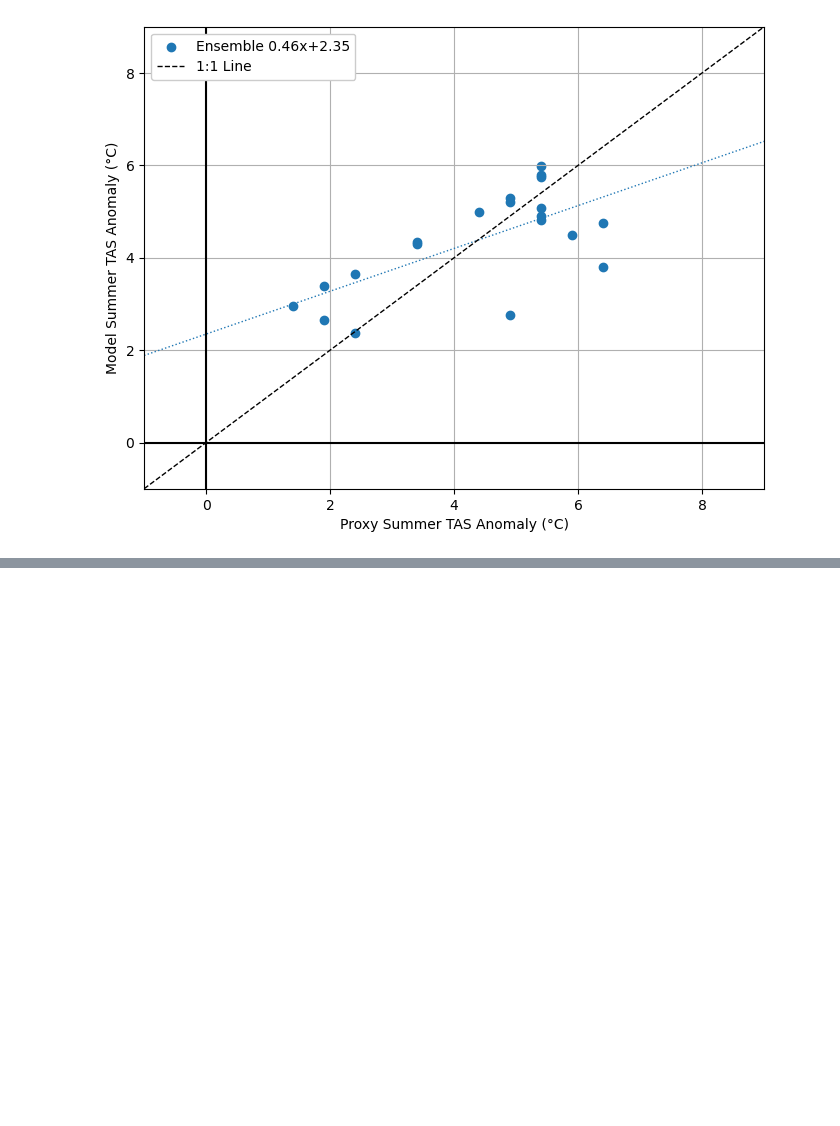
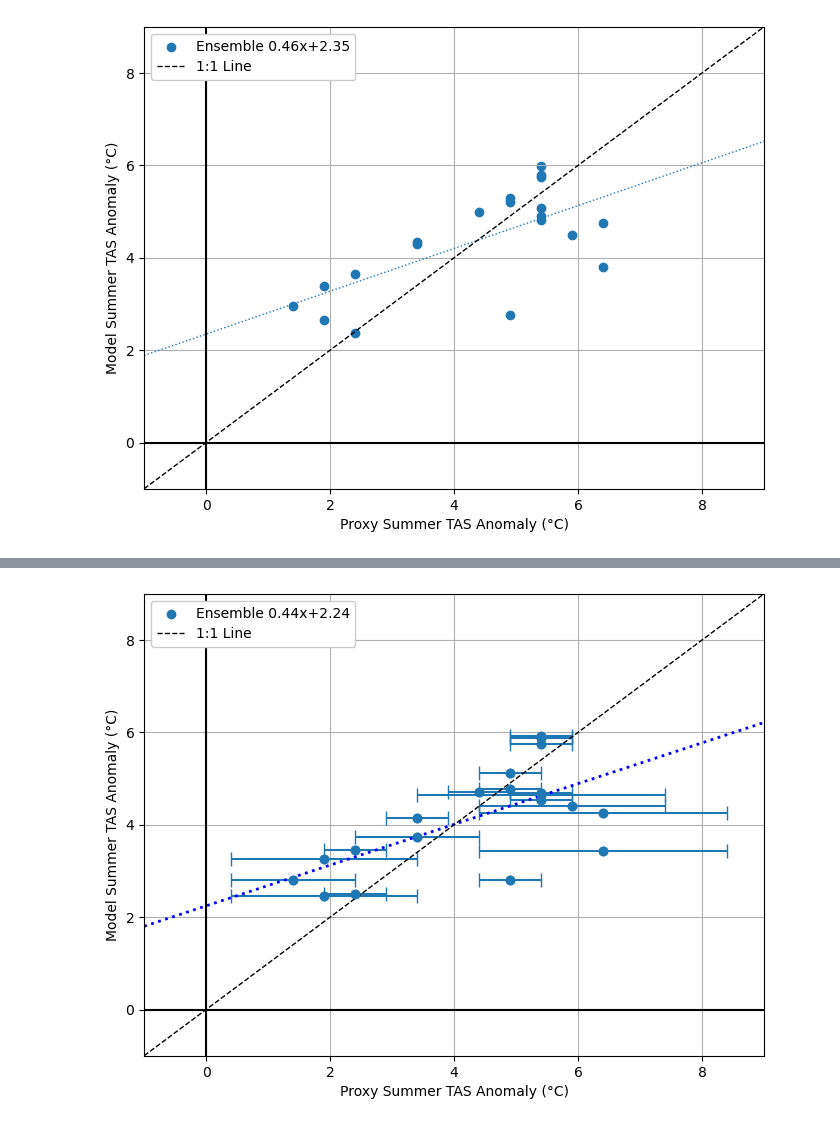
Before and after one commit to mattpollock100/CMIP6_emergent_constraint, a Jupyter notebook: temp_anomalies_proxy.ipynb, the cells around one changed output, grey strips where cells are left out. Saved outputs shown, nothing was run; the diff lists cells and outputs as text; code cells hidden in the pictures; blank space fills up the shorter version.

```diff
--- a/temp_anomalies_proxy.ipynb
+++ b/temp_anomalies_proxy.ipynb
@@ -554,0 +561,41 @@ def notify(msg, BOT_TOKEN, CHAT_ID):
+# %%
+#create ensemble using weights
+ensemble_point_vals_unc = []
+for model in models:
+    weight = weights_unc[model]
+    model_point_vals = model_point_dict[model]
+    weighted_vals = [weight * val for val in model_point_vals]
+    if not ensemble_point_vals_unc:
+        ensemble_point_vals_unc = weighted_vals
+    else:
+        ensemble_point_vals_unc = [sum(x) for x in zip(ensemble_point_vals_unc, weighted_vals)]
+# %%
+fig = plt.figure(figsize=(8,6))
+
+
+m, b = np.polyfit(proxy_point_vals, ensemble_point_vals_unc, 1)
+x = np.array([-1,9])
+y = m * x + b
+plt.scatter(proxy_point_vals, ensemble_point_vals_unc, label=f'Ensemble {m:.2f}x+{b:.2f}')
+#add error bars
+plt.errorbar(proxy_point_vals, ensemble_point_vals_unc, xerr=point_sds, fmt='o', linestyle='None', capsize=5)
+plt.plot(x, y, linestyle=':', linewidth=2, color='blue')#, label=f'{model} Fit')
+
+plt.xlabel('Proxy Summer TAS Anomaly (°C)')
+plt.ylabel('Model Summer TAS Anomaly (°C)')
+plt.axhline(0, color='k', linestyle='-', linewidth=1.5)
+plt.axvline(0, color='k', linestyle='-', linewidth=1.5)
+#make sure axes are equal
+plt.xlim(-1,9)
+plt.ylim(-1,9)
+
+#plot 1:1 line
+plt.plot([-1,9], [-1,9], color='k', linestyle='--', linewidth=1, label='1:1 Line')
+
+
+
+plt.legend(loc='upper left', framealpha=1)
+plt.grid()
+plt.show()
+# %% [output]
+[figure, added]
```
Also changed, not shown: parts of 2 cells of this notebook, 1 other file.
